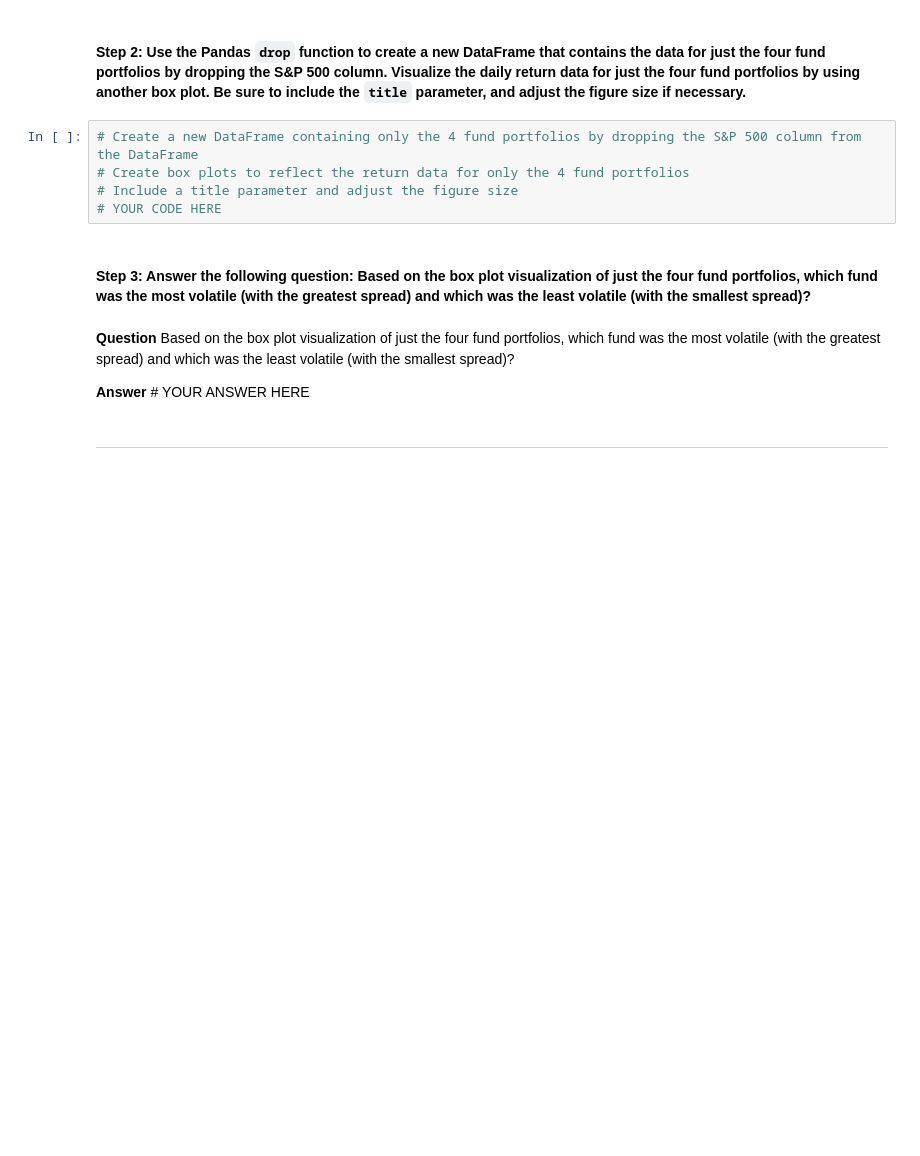
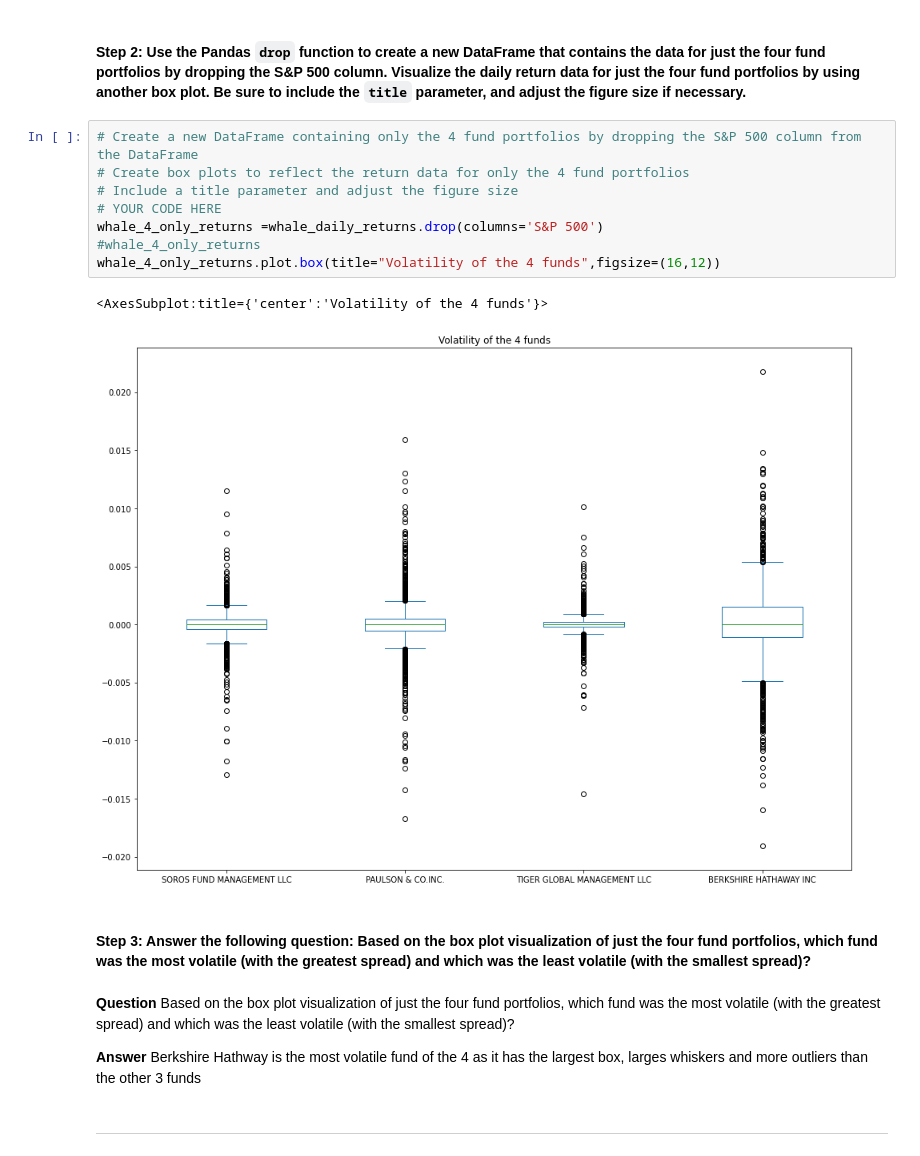
Before and after one commit to rajtolani/Challenge4-Risk-return-analysis, a Jupyter notebook: risk_return_analysis.ipynb, the cells around one changed output. Cells and saved outputs as stored; diff of their text form; blank space fills up the shorter version.

```diff
--- a/risk_return_analysis.ipynb
+++ b/risk_return_analysis.ipynb
@@ -209,14 +227,20 @@ Analyze the volatility of each of the four fund portfolios and of the S&P 500 In
 # %%
 # Create a new DataFrame containing only the 4 fund portfolios by dropping the S&P 500 column from the DataFrame
 # Create box plots to reflect the return data for only the 4 fund portfolios
 # Include a title parameter and adjust the figure size
 # YOUR CODE HERE
+whale_4_only_returns =whale_daily_returns.drop(columns='S&P 500')
+#whale_4_only_returns
+whale_4_only_returns.plot.box(title="Volatility of the 4 funds",figsize=(16,12))
+# %% [output]
+<AxesSubplot:title={'center':'Volatility of the 4 funds'}>
+[figure, added]
 # %% [markdown]
 #### Step 3: Answer the following question: Based on the box plot visualization of just the four fund portfolios, which fund was the most volatile (with the greatest spread) and which was the least volatile (with the smallest spread)?
 # %% [markdown]
 **Question** Based on the box plot visualization of just the four fund portfolios, which fund was the most volatile (with the greatest spread) and which was the least volatile (with the smallest spread)?
 
-**Answer** # YOUR ANSWER HERE
+**Answer** Berkshire Hathway is the most volatile fund of the 4 as it has the largest box, larges whiskers and more outliers than the other 3 funds
 # %% [markdown]
 ---
 # %% [markdown]
```
Also changed, not shown: parts of 27 cells of this notebook.
